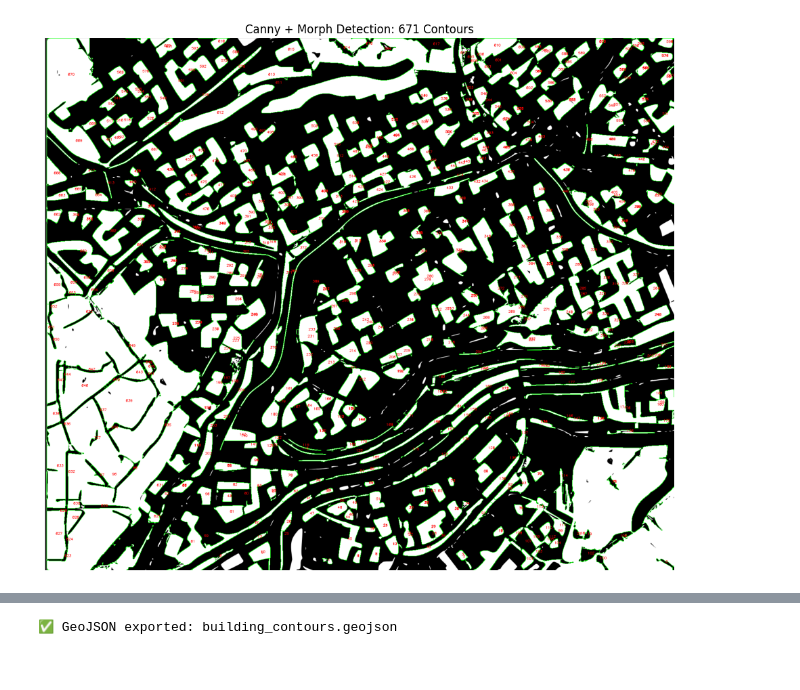
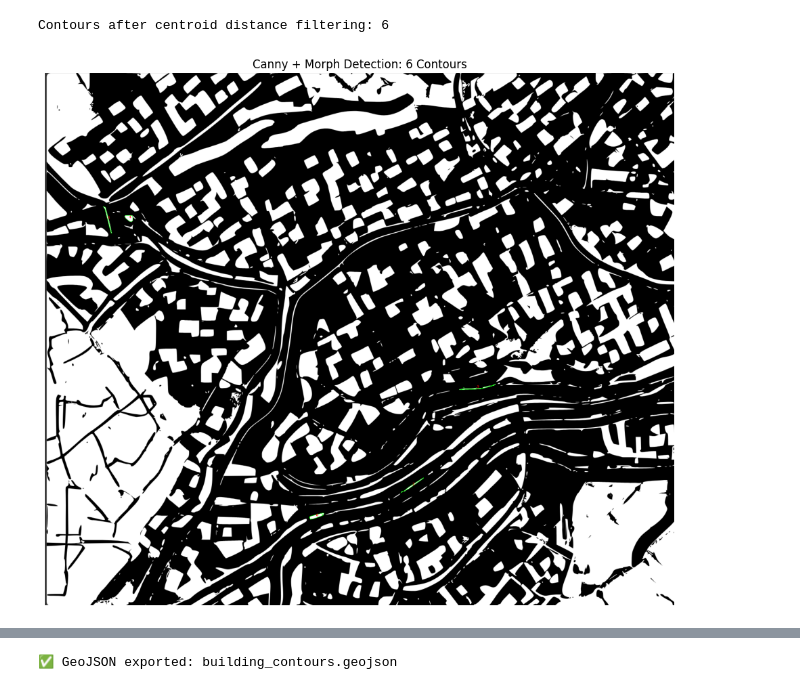
Before and after one commit to PaintDumpster/gg_worlds, a Jupyter notebook: Coutouring_Bldgs/BldgContours.ipynb, the cells around one changed output, grey strips where cells are left out. Saved outputs shown, nothing was run; the diff lists cells and outputs as text; code cells hidden in the pictures.

Commit message:
Contouring Update

```diff
--- a/Coutouring_Bldgs/BldgContours.ipynb
+++ b/Coutouring_Bldgs/BldgContours.ipynb
@@ -35,19 +56,56 @@ Filtered to 671 contours > 200 px
+# %%
+# === STEP X: Polygonal Approximation to straighten contours ===
+epsilon_ratio = 0.01
+cleaned_contours = []
+for cnt in filtered_contours:
+    epsilon = epsilon_ratio * cv2.arcLength(cnt, True)
+    approx = cv2.approxPolyDP(cnt, epsilon, True)
+    cleaned_contours.append(approx)
+# %%
+def contour_centroid(cnt):
+    M = cv2.moments(cnt)
+    if M["m00"] == 0:
+        return None
+    cx = int(M["m10"] / M["m00"])
+    cy = int(M["m01"] / M["m00"])
+    return np.array([cx, cy])
+
+def max_min_dist_to_centroid(cnt, centroid):
+    dists = np.linalg.norm(cnt.squeeze() - centroid, axis=1)
+    return dists.max(), dists.min()
+
+MAX_DIST = 120
+MIN_DIST = 10
+
+final_contours = []
+for cnt in cleaned_contours:
+    centroid = contour_centroid(cnt)
+    if centroid is None:
+        continue
+    max_dist, min_dist = max_min_dist_to_centroid(cnt, centroid)
+    if max_dist > MAX_DIST or min_dist < MIN_DIST:
+        continue
+    final_contours.append(cnt)
+
+print(f"Contours after centroid distance filtering: {len(final_contours)}")
+# %% [output]
+Contours after centroid distance filtering: 6
 # %%
 # === STEP 6: Preview — draw contours and label IDs ===
 preview = cv2.cvtColor(image, cv2.COLOR_GRAY2BGR)
-for i, cnt in enumerate(filtered_contours):
+for i, cnt in enumerate(final_contours):
     cv2.drawContours(preview, [cnt], -1, (0, 255, 0), 1)
     M = cv2.moments(cnt)
     if M["m00"] != 0:
         cx = int(M["m10"] / M["m00"])
         cy = int(M["m01"] / M["m00"])
         cv2.putText(preview, str(i), (cx, cy), cv2.FONT_HERSHEY_SIMPLEX, 0.3, (0, 0, 255), 1)
 
 plt.figure(figsize=(12, 12))
 plt.imshow(cv2.cvtColor(preview, cv2.COLOR_BGR2RGB))
-plt.title(f"Canny + Morph Detection: {len(filtered_contours)} Contours")
+plt.title(f"Canny + Morph Detection: {len(final_contours)} Contours")
 plt.axis("off")
 plt.show()
 # %% [output]
-[figure, old version]
+[figure, new version]
 # %%
```
Also changed, not shown: parts of 4 cells of this notebook, 1 other file.
